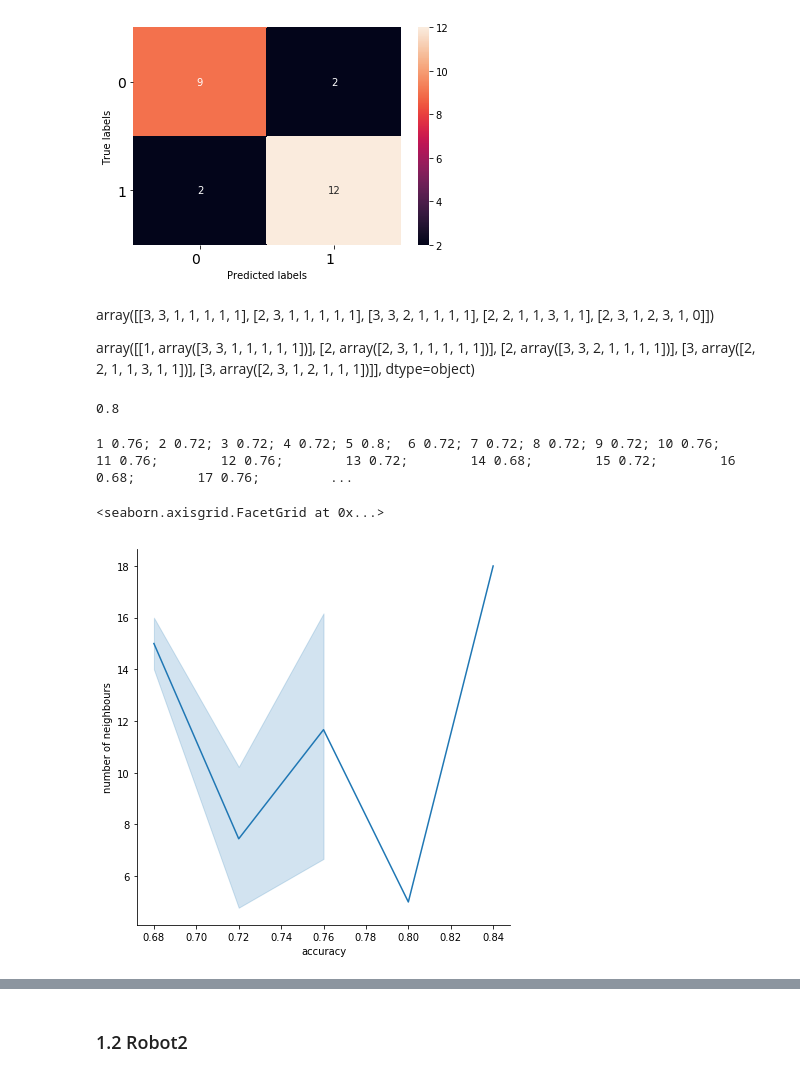
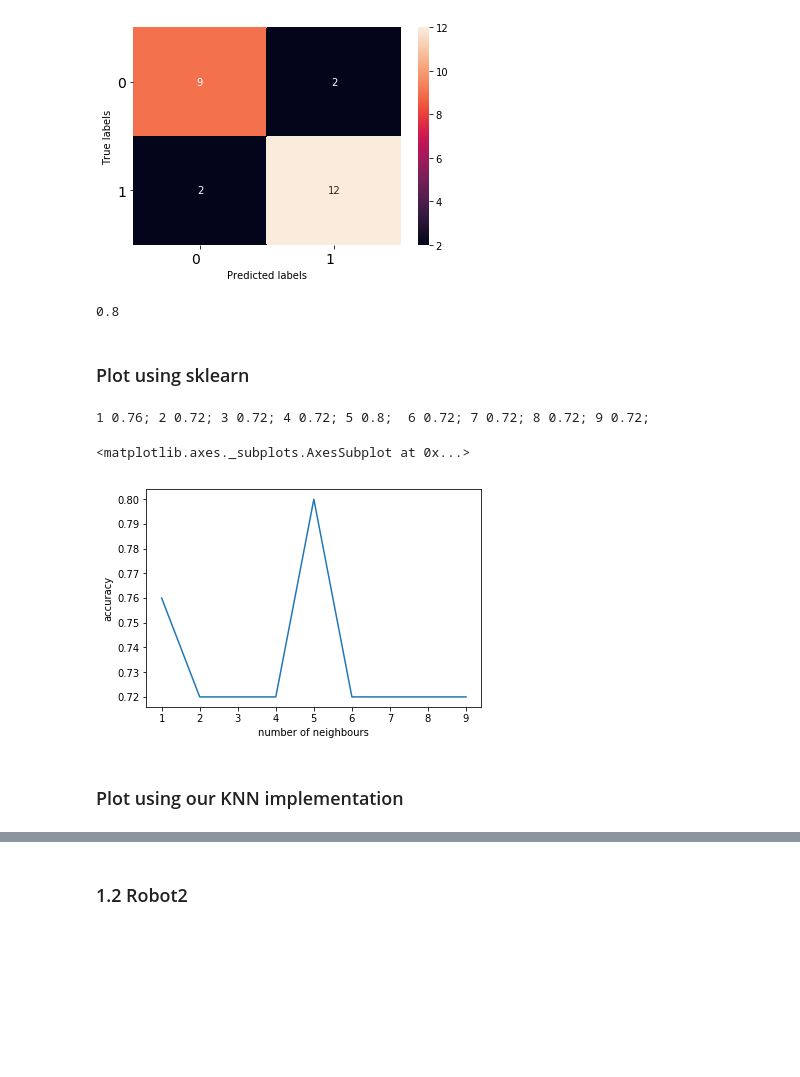
Before and after one commit to abnvanand/smai_a2, a Jupyter notebook: src/KNN.ipynb, the cells around one changed output, grey strips where cells are left out. Saved outputs shown, nothing was run; the diff lists cells and outputs as text; code cells hidden in the pictures; blank space fills up the shorter version.

```diff
--- a/src/KNN.ipynb
+++ b/src/KNN.ipynb
@@ -219,18 +223,6 @@ f1_score 0.8571428571428571
 f1_score_ 0.8571428571428571
 accuracy 0.84
 [figure]
-# %% [markdown]
-array([[3, 3, 1, 1, 1, 1, 1],
-       [2, 3, 1, 1, 1, 1, 1],
-       [3, 3, 2, 1, 1, 1, 1],
-       [2, 2, 1, 1, 3, 1, 1],
-       [2, 3, 1, 2, 3, 1, 0]])
-
-array([[1, array([3, 3, 1, 1, 1, 1, 1])],
-       [2, array([2, 3, 1, 1, 1, 1, 1])],
-       [2, array([3, 3, 2, 1, 1, 1, 1])],
-       [3, array([2, 2, 1, 1, 3, 1, 1])],
-       [3, array([2, 3, 1, 2, 1, 1, 1])]], dtype=object)
 # %%
 # Comparison with sklearn
 from sklearn.neighbors import KNeighborsClassifier
@@ -255,28 +247,33 @@ y_pred = model.predict(X_test)
 accuracy_score(y_test, y_pred)
 # %% [output]
 0.8
+# %% [markdown]
+### Plot using sklearn
 # %%
 from math import sqrt, floor
 accuracies = []
-n_samples = 20 #  TODO: use floor(sqrt(len(validate_df)))
+n_samples = floor(sqrt(len(train_df)))
 X_train, y_train = train_df.drop(["label"], axis=1), train_df["label"]
 X_test, y_test = validate_df.drop(["label"], axis=1), validate_df["label"]
 
-for k in range(1, n_samples):
+for k in range(1, n_samples+1):
     model = KNeighborsClassifier(n_neighbors=k)
     model.fit(X_train, y_train)
     y_pred = model.predict(X_test)
     accu = accuracy_score(y_test, y_pred)
     print(k, accu, end=";\t")
     accuracies.append((k, accu))
 
 print()
-plotdf = pd.DataFrame(accuracies, index=range(n_samples - 1), columns=["number of neighbours", "accuracy"])
-sns.relplot( x="accuracy", y="number of neighbours", kind="line", data=plotdf, height=6)
+plotdf = pd.DataFrame(accuracies, index=range(n_samples), columns=["number of neighbours", "accuracy"])
+# sns.relplot( y="accuracy", x="number of neighbours", kind="line", data=plotdf, height=6)
+sns.lineplot( y="accuracy", x="number of neighbours", data=plotdf)
 # %% [output]
-1 0.76; 2 0.72; 3 0.72; 4 0.72; 5 0.8;  6 0.72; 7 0.72; 8 0.72; 9 0.72; 10 0.76;        11 0.76;        12 0.76;        13 0.72;        14 0.68;        15 0.72;        16 0.68;        17 0.76;         ...
+1 0.76; 2 0.72; 3 0.72; 4 0.72; 5 0.8;  6 0.72; 7 0.72; 8 0.72; 9 0.72;
-<seaborn.axisgrid.FacetGrid at 0x...>
+<matplotlib.axes._subplots.AxesSubplot at 0x...>
-[figure, old version]
+[figure, new version]
+# %% [markdown]
+### Plot using our KNN implementation
 # %%
 from math import sqrt, floor
 accuracies = []
```
Also changed, not shown: parts of 9 cells of this notebook, 2 other files.
